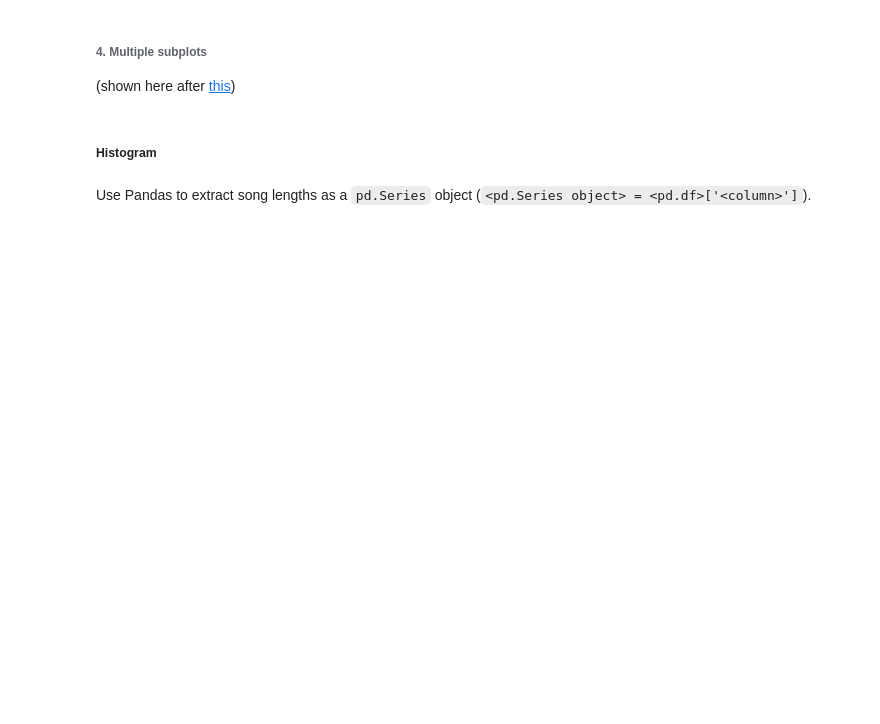
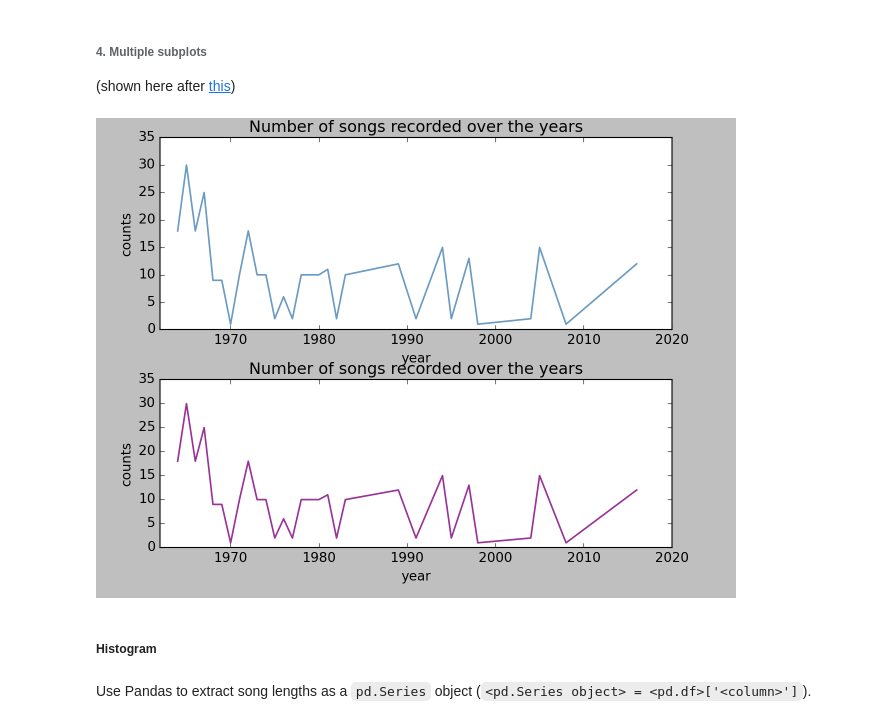
Before and after one commit to programiranje3/2023, a Jupyter notebook: notebooks/eda.ipynb, the cells around one changed output. Cells and saved outputs as stored; diff of their text form; code cells hidden in the pictures; blank space fills up the shorter version.

```diff
--- a/notebooks/eda.ipynb
+++ b/notebooks/eda.ipynb
@@ -793,41 +862,43 @@ Based on [this](https://stackoverflow.com/a/5284038/1899061).
 # %%
 # # From https://jakevdp.github.io/PythonDataScienceHandbook/04.08-multiple-subplots.html
 # fig = plt.figure()
 # ax1 = fig.add_axes([0.1, 0.55, 0.8, 0.4],
 #                    xticklabels=[], ylim=(-1.2, 1.2))
 # ax2 = fig.add_axes([0.1, 0.1, 0.8, 0.4],
 #                    ylim=(-1.2, 1.2))
 # # Meanings of the numbers in [0.1, 0.55, 0.8, 0.4]:
 # #     0.1 - distance from the left edge of fig (grey area)
 # #     0.55 - distance between the upper and lower subplots (0.5: they touch each other)
 # #     0.8 - distance from the right edge of fig (grey area)
 # #     0.4 - area assigned to the upper/lower subplot (ax1/ax2) along the vertical axes
 # # Experiment with these numbers to get a better feeling for them
 
 # x = np.linspace(0, 10)
 # ax1.plot(np.sin(x))
 # ax2.plot(np.cos(x));
 
 # fig, ax = plt.subplots()
 # ax
 
 
-# fig = plt.figure()
-# # fig
-# ax1 = fig.add_axes([0.1, 0.559, 0.8, 0.4],
-#                    xlim=(1962, 2020), ylim=(0, 35),
-#                    xlabel='year', ylabel='counts',
-#                    title='Number of songs recorded over the years')
-# ax2 = fig.add_axes([0.1, 0.105, 0.8, 0.35],
-#                    xlim=(1962, 2020), ylim=(0, 35),
-#                    xlabel='year', ylabel='counts',
-#                    title='Number of songs recorded over the years')
-# # display(type(ax1))
-# ax1.ticklabel_format(useOffset=False)
-# ax2.ticklabel_format(useOffset=False)
-#
-# ax1.plot(years, counts, color='steelblue', linewidth=1.5, alpha=0.8)    # alpha: transparency (0-1)
-# ax2.plot(years, counts, color='purple', linewidth=1.5, alpha=0.8);      # alpha: transparency (0-1)
+fig = plt.figure()
+# fig
+ax1 = fig.add_axes([0.1, 0.559, 0.8, 0.4],
+                   xlim=(1962, 2020), ylim=(0, 35),
+                   xlabel='year', ylabel='counts',
+                   title='Number of songs recorded over the years')
+ax2 = fig.add_axes([0.1, 0.105, 0.8, 0.35],
+                   xlim=(1962, 2020), ylim=(0, 35),
+                   xlabel='year', ylabel='counts',
+                   title='Number of songs recorded over the years')
+# display(type(ax1))
+ax1.ticklabel_format(useOffset=False)
+ax2.ticklabel_format(useOffset=False)
+
+ax1.plot(years, counts, color='steelblue', linewidth=1.5, alpha=0.8)    # alpha: transparency (0-1)
+ax2.plot(years, counts, color='purple', linewidth=1.5, alpha=0.8);      # alpha: transparency (0-1)
+# %% [output]
+[figure, added]
 # %% [markdown]
 ##### Histogram
 # %% [markdown]
```
Also changed, not shown: parts of 33 cells of this notebook, 1 other file.
